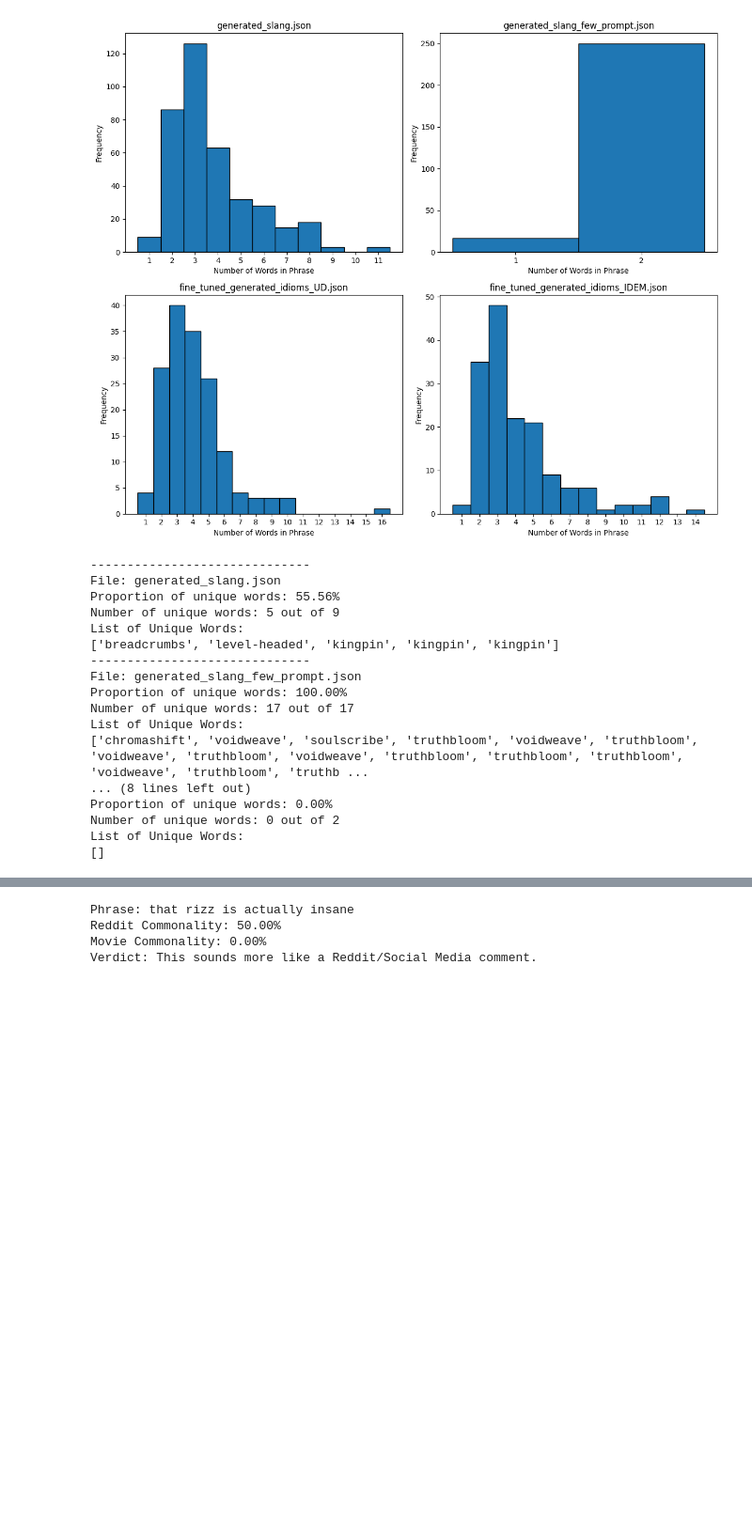
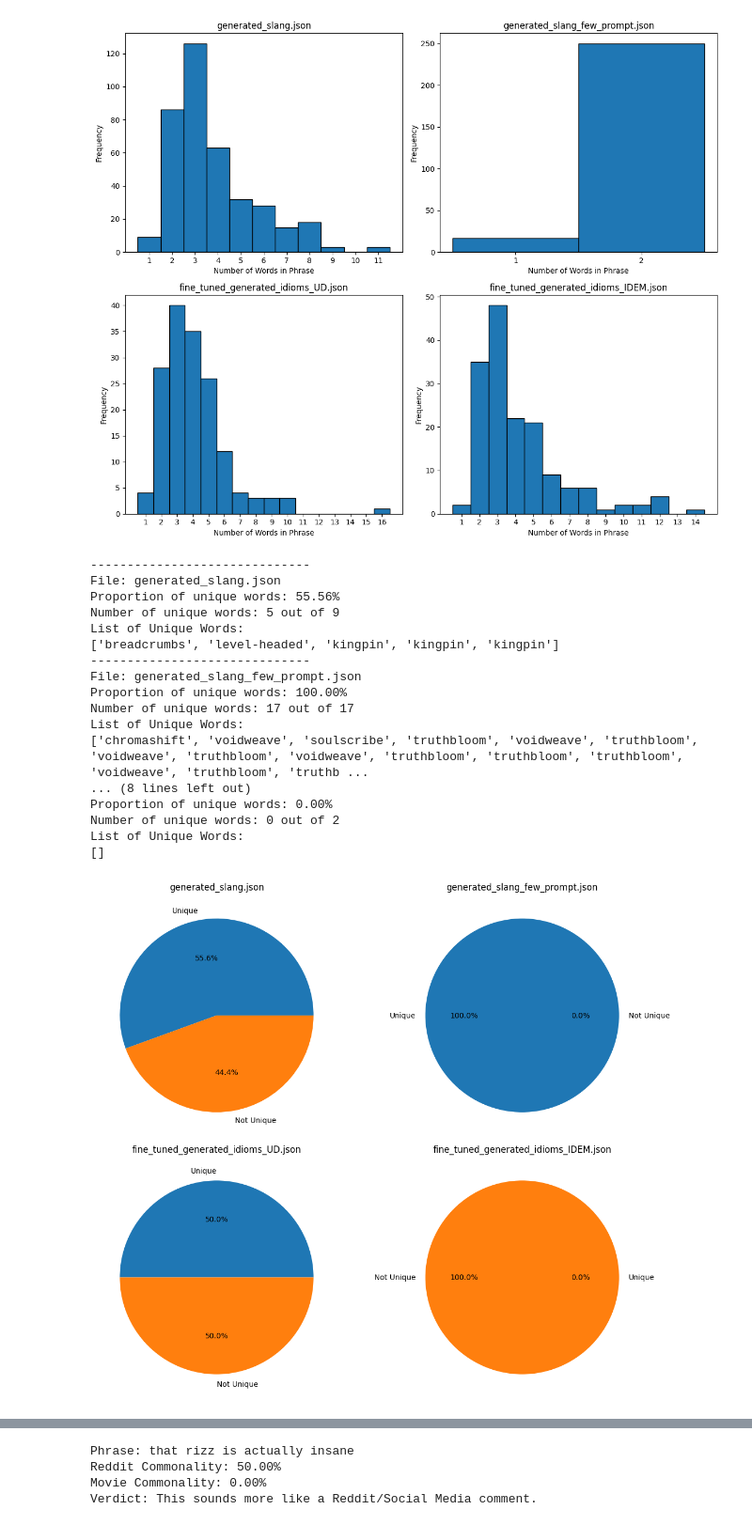
Before and after one commit to Brock555555/175Project, a Jupyter notebook: New_Eval.ipynb, the cells around one changed output, grey strips where cells are left out. Shown at 94% size. Cells and saved outputs as stored; diff of their text form; code cells hidden in the pictures; blank space fills up the shorter version.

Commit message:
pie charts have been added

```diff
--- a/New_Eval.ipynb
+++ b/New_Eval.ipynb
@@ -441,7 +441,9 @@ plt.show()
 # %% [output]
 [figure]
 # %%
-for file, single_worded in zip(files, total_singles):
+fig, axs = plt.subplots(2, 2, figsize=(12, 10))
+
+for ax, (file, single_worded) in zip(axs.flat, zip(files, total_singles)):
     unique_words = []
     total_checked = len(single_worded)
 
@@ -452,33 +454,43 @@ for file, single_worded in zip(files, total_singles):
             unique_words.append(word)
 
     # Calculate the proportion
     proportion_unique = len(unique_words) / total_checked if total_checked > 0 else 0
 
+    ax.set_title(file)
+    ax.pie(
+        [len(unique_words), total_checked - len(unique_words)],
+        labels=['Unique', 'Not Unique'],
+        autopct='%1.1f%%'
+    )
+
     # Results
     print("-" * 30)
     print(f"File: {file}")
     print(f"Proportion of unique words: {proportion_unique:.2%}")
     print(f"Number of unique words: {len(unique_words)} out of {total_checked}")
     print("List of Unique Words:")
     print(unique_words)
+plt.tight_layout()
+plt.show()
 # %% [output]
 ------------------------------
 File: generated_slang.json
 Proportion of unique words: 55.56%
 Number of unique words: 5 out of 9
 List of Unique Words:
 ['breadcrumbs', 'level-headed', 'kingpin', 'kingpin', 'kingpin']
 ------------------------------
 File: generated_slang_few_prompt.json
 Proportion of unique words: 100.00%
 Number of unique words: 17 out of 17
 List of Unique Words:
 ['chromashift', 'voidweave', 'soulscribe', 'truthbloom', 'voidweave', 'truthbloom', 'voidweave', 'truthbloom', 'voidweave', 'truthbloom', 'truthbloom', 'truthbloom', 'voidweave', 'truthbloom', 'truthb ...
 ... (8 lines left out)
 Proportion of unique words: 0.00%
 Number of unique words: 0 out of 2
 List of Unique Words:
 []
+[figure, added]
 # %%
 fig, axs = plt.subplots(2, 2, figsize=(12, 10))
 
```
Also changed, not shown: parts of 1 cell of this notebook.
